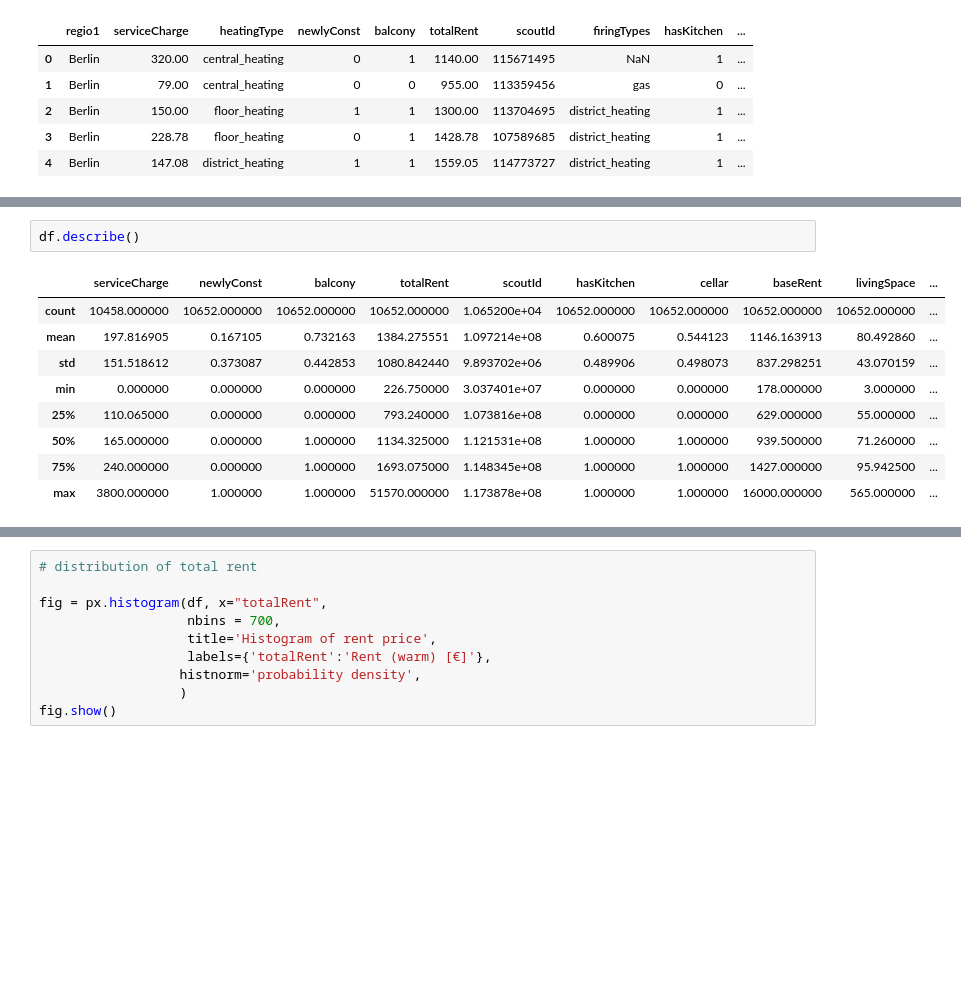
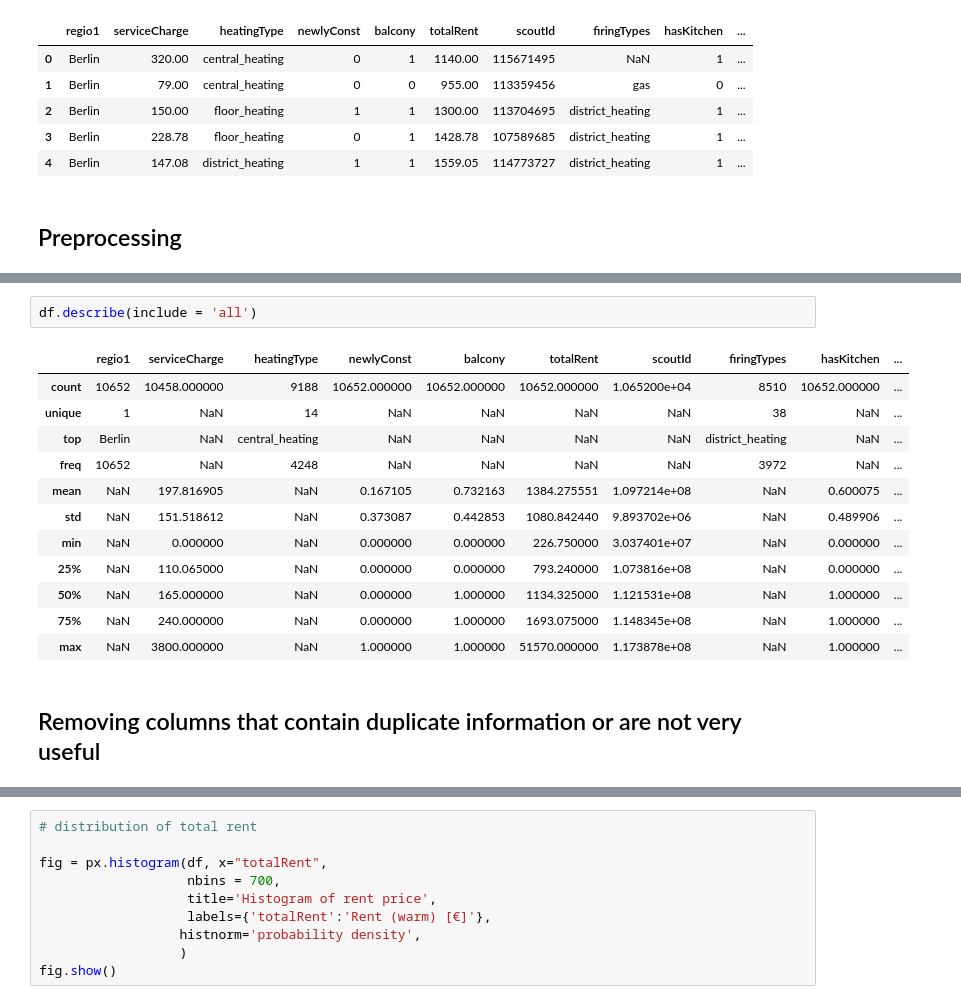
Before and after one commit to moe221/Apartment_price_ML, a Jupyter notebook: EDA.ipynb, the cells around one changed output, grey strips where cells are left out. Cells and saved outputs as stored; diff of their text form; blank space fills up the shorter version.

```diff
--- a/EDA.ipynb
+++ b/EDA.ipynb
@@ -37,6 +43,8 @@ df.head()
 | 2 | Berlin | 150.00 | floor_heating | 1 | 1 | 1300.00 | 113704695 | district_heating | 1 | ... |
 | 3 | Berlin | 228.78 | floor_heating | 0 | 1 | 1428.78 | 107589685 | district_heating | 1 | ... |
 | 4 | Berlin | 147.08 | district_heating | 1 | 1 | 1559.05 | 114773727 | district_heating | 1 | ... |
+# %% [markdown]
+## Preprocessing
 # %%
 df.info()
 # %% [output]
@@ -58,14 +66,19 @@ Data columns (total 35 columns):
 dtypes: float64(8), int64(15), object(12)
 memory usage: 2.8+ MB
 # %%
-df.describe()
+df.describe(include = 'all')
 # %% [output]
-|  | serviceCharge | newlyConst | balcony | totalRent | scoutId | hasKitchen | cellar | baseRent | livingSpace | ... |
-| count | 10458.000000 | 10652.000000 | 10652.000000 | 10652.000000 | 1.065200e+04 | 10652.000000 | 10652.000000 | 10652.000000 | 10652.000000 | ... |
-| mean | 197.816905 | 0.167105 | 0.732163 | 1384.275551 | 1.097214e+08 | 0.600075 | 0.544123 | 1146.163913 | 80.492860 | ... |
-| std | 151.518612 | 0.373087 | 0.442853 | 1080.842440 | 9.893702e+06 | 0.489906 | 0.498073 | 837.298251 | 43.070159 | ... |
-| min | 0.000000 | 0.000000 | 0.000000 | 226.750000 | 3.037401e+07 | 0.000000 | 0.000000 | 178.000000 | 3.000000 | ... |
-| 25% | 110.065000 | 0.000000 | 0.000000 | 793.240000 | 1.073816e+08 | 0.000000 | 0.000000 | 629.000000 | 55.000000 | ... |
-| 50% | 165.000000 | 0.000000 | 1.000000 | 1134.325000 | 1.121531e+08 | 1.000000 | 1.000000 | 939.500000 | 71.260000 | ... |
-| 75% | 240.000000 | 0.000000 | 1.000000 | 1693.075000 | 1.148345e+08 | 1.000000 | 1.000000 | 1427.000000 | 95.942500 | ... |
-| max | 3800.000000 | 1.000000 | 1.000000 | 51570.000000 | 1.173878e+08 | 1.000000 | 1.000000 | 16000.000000 | 565.000000 | ... |
+|  | regio1 | serviceCharge | heatingType | newlyConst | balcony | totalRent | scoutId | firingTypes | hasKitchen | ... |
+| count | 10652 | 10458.000000 | 9188 | 10652.000000 | 10652.000000 | 10652.000000 | 1.065200e+04 | 8510 | 10652.000000 | ... |
+| unique | 1 | NaN | 14 | NaN | NaN | NaN | NaN | 38 | NaN | ... |
+| top | Berlin | NaN | central_heating | NaN | NaN | NaN | NaN | district_heating | NaN | ... |
+| freq | 10652 | NaN | 4248 | NaN | NaN | NaN | NaN | 3972 | NaN | ... |
+| mean | NaN | 197.816905 | NaN | 0.167105 | 0.732163 | 1384.275551 | 1.097214e+08 | NaN | 0.600075 | ... |
+| std | NaN | 151.518612 | NaN | 0.373087 | 0.442853 | 1080.842440 | 9.893702e+06 | NaN | 0.489906 | ... |
+| min | NaN | 0.000000 | NaN | 0.000000 | 0.000000 | 226.750000 | 3.037401e+07 | NaN | 0.000000 | ... |
+| 25% | NaN | 110.065000 | NaN | 0.000000 | 0.000000 | 793.240000 | 1.073816e+08 | NaN | 0.000000 | ... |
+| 50% | NaN | 165.000000 | NaN | 0.000000 | 1.000000 | 1134.325000 | 1.121531e+08 | NaN | 1.000000 | ... |
+| 75% | NaN | 240.000000 | NaN | 0.000000 | 1.000000 | 1693.075000 | 1.148345e+08 | NaN | 1.000000 | ... |
+| max | NaN | 3800.000000 | NaN | 1.000000 | 1.000000 | 51570.000000 | 1.173878e+08 | NaN | 1.000000 | ... |
+# %% [markdown]
+## Removing columns that contain duplicate information or are not very useful
```
Also changed, not shown: parts of 86 cells of this notebook, 13 other files.
